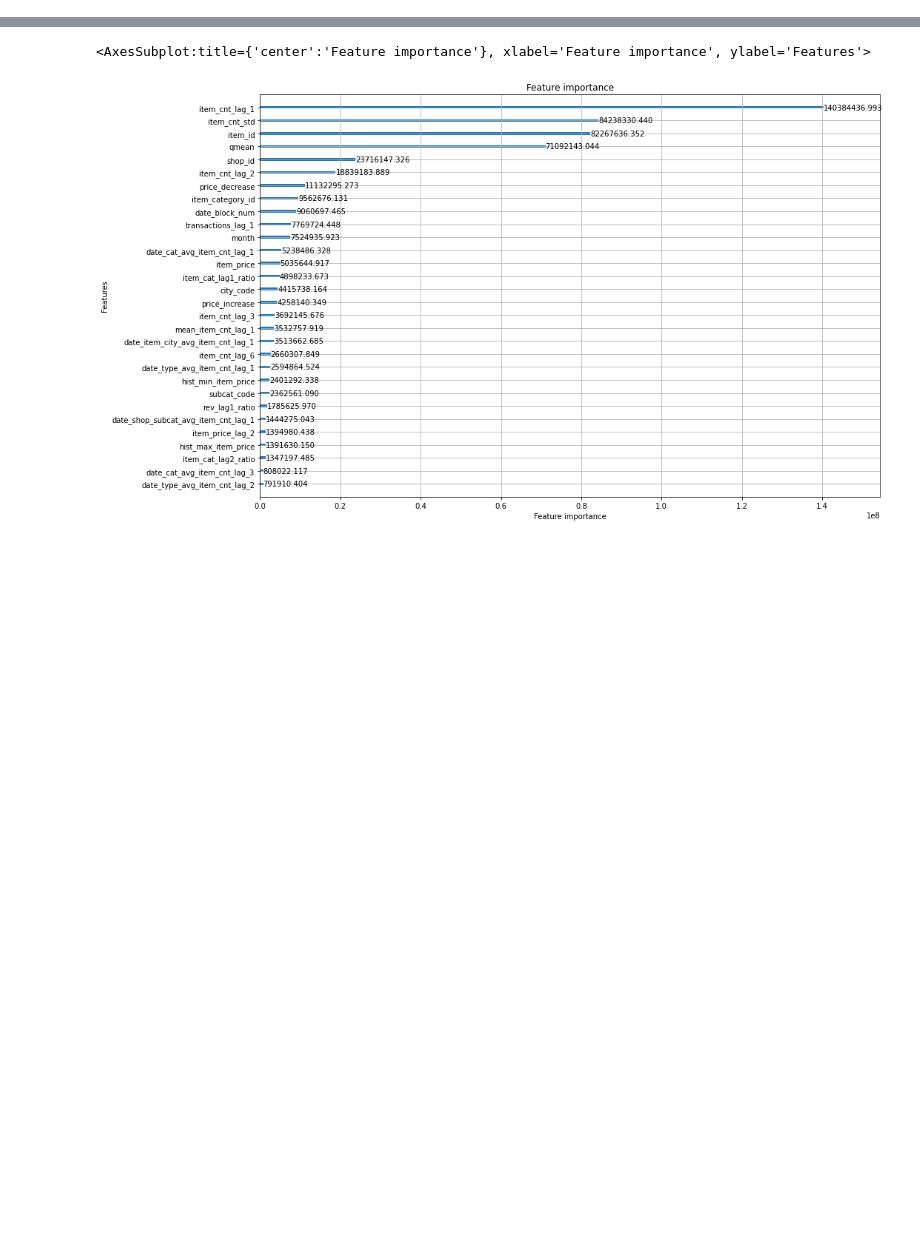
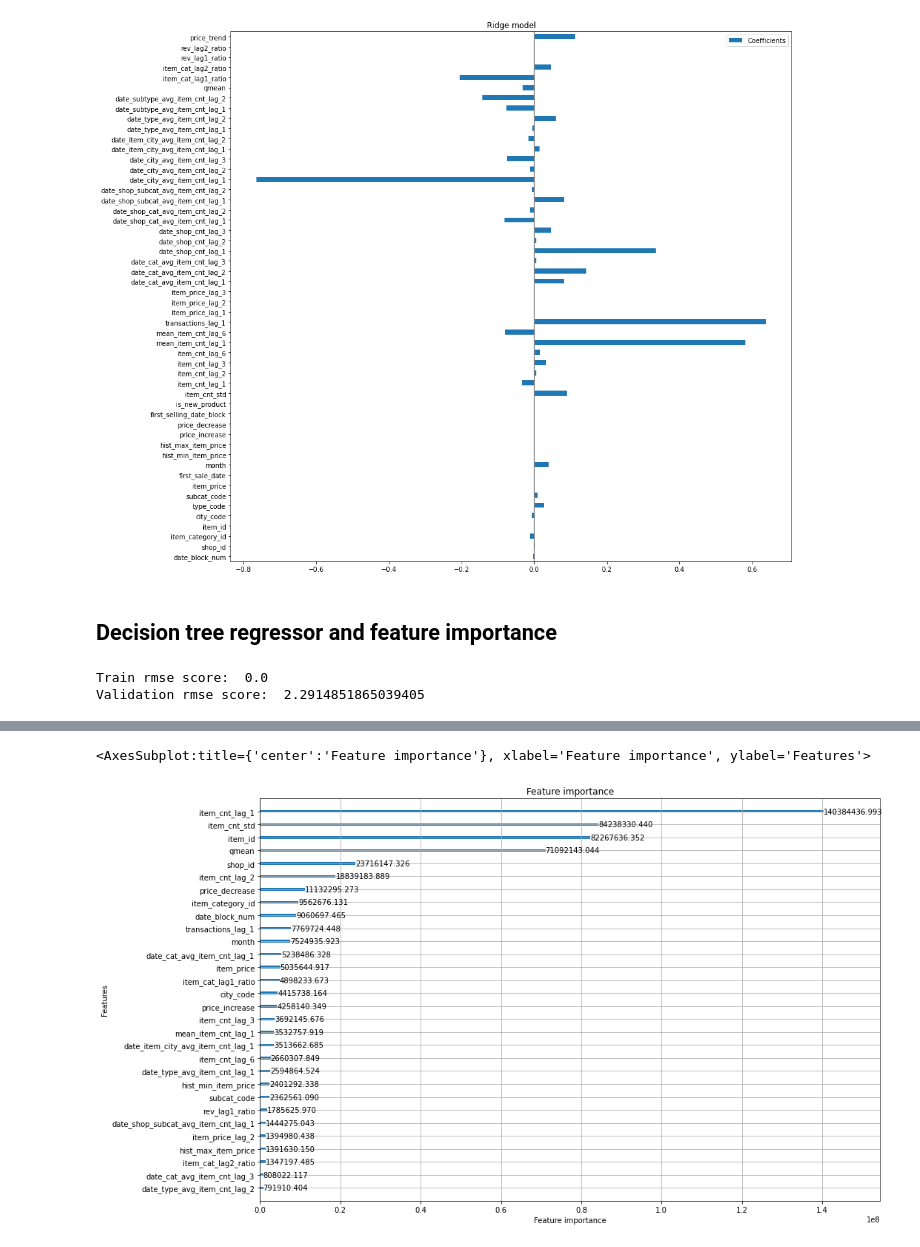
Before and after one commit to Malionkin/Innowise_ML, a Jupyter notebook: ML_tasks/future_sales/notebooks/modeling.ipynb, the cells around one changed output, grey strips where cells are left out. Drawn from its saved outputs; the diff is of its cells as text; code cells hidden in the pictures; blank space fills up the shorter version.

```diff
--- a/ML_tasks/future_sales/notebooks/modeling.ipynb
+++ b/ML_tasks/future_sales/notebooks/modeling.ipynb
@@ -54,0 +120,7 @@ train_monthly[cat_cols] = train_monthly[cat_cols].astype("category")
+# %%
+def train_model_ridge_regression(X_train,y_train,X_val,y_val):
+    ridge = Ridge().fit(X_train, y_train)
+    print("Train rmse score: ",math.sqrt(mse(y_train,ridge.predict(X_train))))
+    y_pred = ridge.predict(X_val)
+    print("Validation rmse score: ", math.sqrt(mse(y_val,y_pred)))
+    return ridge
@@ -120,0 +269,19 @@ Did not meet early stopping. Best iteration is:
+# %%
+coefs = pd.DataFrame(
+   ridge.coef_,
+   columns=['Coefficients'], index=X_train.columns
+)
+
+coefs.plot(kind='barh', figsize=(20, 15))
+plt.title('Ridge model')
+plt.axvline(x=0, color='.5')
+plt.subplots_adjust(left=.3)
+# %% [output]
+[figure, added]
+# %% [markdown]
+## Decision tree regressor and feature importance
+# %%
+dtree = train_model_decision_tree_regressor(X_train,y_train,X_val,y_val)
+# %% [output]
+Train rmse score:  0.0
+Validation rmse score:  2.2914851865039405
```
Also changed, not shown: parts of 28 cells of this notebook.
